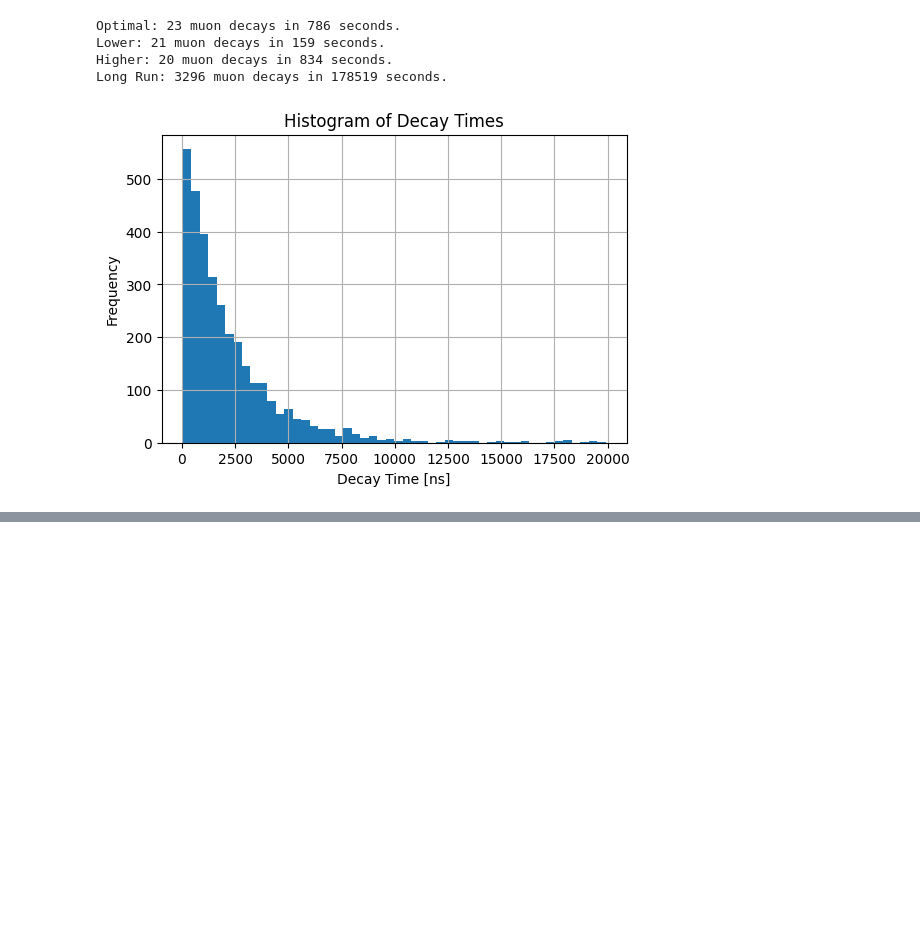
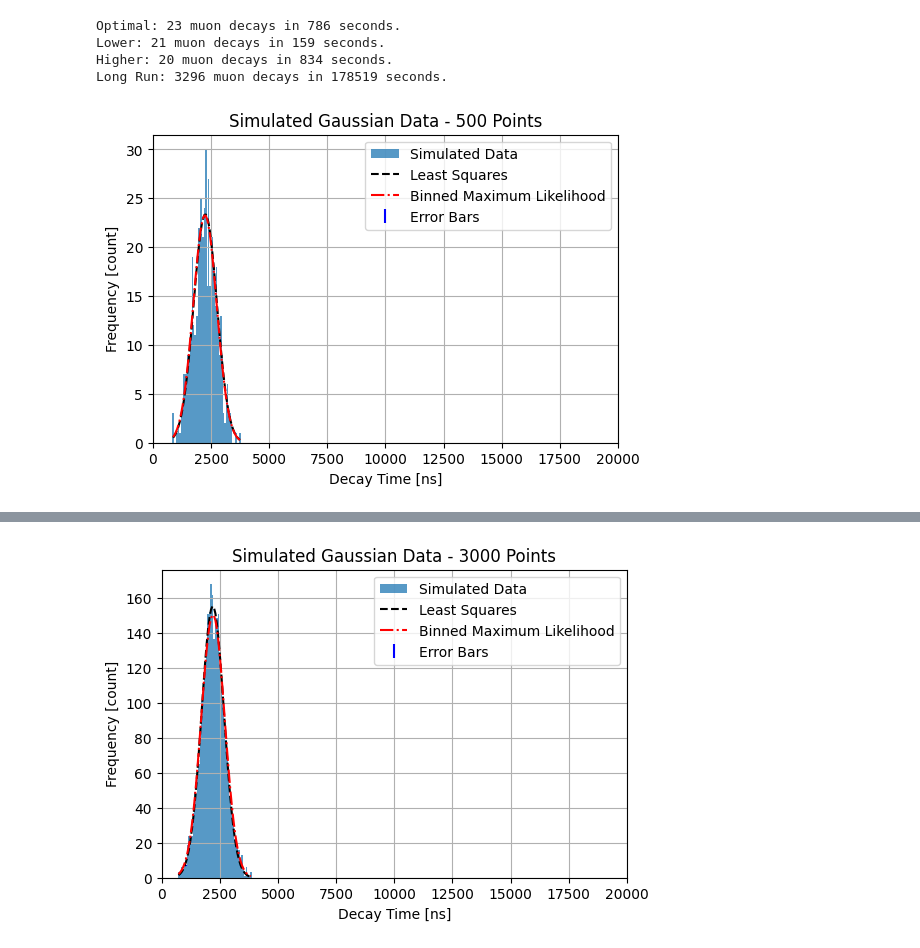
Before and after one commit to jwdesroches/phys_5318, a Jupyter notebook: experiment_4/data_processing.ipynb, the cells around one changed output, grey strips where cells are left out. Cells and saved outputs as stored; diff of their text form; code cells hidden in the pictures; blank space fills up the shorter version.

Commit message:
updated data_processing

```diff
--- a/experiment_4/data_processing.ipynb
+++ b/experiment_4/data_processing.ipynb
@@ -193,7 +34,78 @@ Optimal: 23 muon decays in 786 seconds.
 Lower: 21 muon decays in 159 seconds.
 Higher: 20 muon decays in 834 seconds.
 Long Run: 3296 muon decays in 178519 seconds.
-# %%
-plot_decay_times_histogram(long_df)
-# %% [output]
-[figure, removed]
+# %%
+def simulate_gaussian_cdf(mu, sigma, num_points=1000):
+    x_values = np.linspace(mu - 4 * sigma, mu + 4 * sigma, num_points)
+    cdf_values = norm.cdf(x_values, mu, sigma)
+    return x_values, cdf_values
+
+def simulate_gaussian_data_from_cdf(cdf_values, x_values, num_points=1000):
+    probs = np.random.rand(num_points)
+    # Interpolate the inverse CDF function
+    inv_cdf_func = np.interp(probs, cdf_values, x_values)
+    return inv_cdf_func
+
+def gaussian(x, mean, sigma, amplitude):
+    return amplitude * np.exp(-((x - mean) / sigma) ** 2 / 2)
+
+def log_likelihood(params, bin_centers, hist):
+    mean, sigma, amplitude = params
+    model = gaussian(bin_centers, mean, sigma, amplitude)
+    log_likelihood = np.sum(hist * np.log(model) - model)
+    return -log_likelihood
+
+true_mean = 2200  # ns
+true_sigma = 500   # ns
+
+# Simulate the CDF for the Gaussian distribution
+x_values, cdf_values = simulate_gaussian_cdf(true_mean, true_sigma)
+
+simulated_counts = [500, 3000]
+
+for count in simulated_counts:
+    simulated_data = simulate_gaussian_data_from_cdf(cdf_values, x_values, num_points=count)
+
+    # Plot histogram of simulated data with error bars
+    plt.figure(figsize = (6,4))
+    hist, bins, _ = plt.hist(simulated_data, bins=50, density=False, label='Simulated Data', alpha=0.75)
+    bin_centers = (bins[:-1] + bins[1:]) / 2
+    bin_width = bins[1] - bins[0]
+    errors = np.sqrt(hist) / (count * bin_width)  # Standard error
+    plt.errorbar(bin_centers, hist, yerr=errors, fmt='none', color='blue', label='Error Bars')
+    plt.xlabel('Decay Time [ns]')
+    plt.ylabel('Frequency [count]')
+    plt.title(f'Simulated Gaussian Data - {count} Points')
+    plt.xlim(0, 20000)
+    plt.grid(True)
+
+    # Fit Gaussian function to histogram using least squares
+    popt, popc = curve_fit(gaussian, bin_centers, hist, p0=[true_mean, true_sigma, np.max(hist)])
+    plt.plot(bin_centers, gaussian(bin_centers, *popt), color='k', linestyle = '--', label="Least Squares")
+
+    nll = lambda *args: log_likelihood(*args)
+    initial_params = [true_mean, true_sigma, np.max(hist)]
+    result = minimize(nll, initial_params, args=(bin_centers, hist))
+    bml_params = result.x
+
+    hessian = result.hess_inv
+    bml_covariance = hessian / (count * bin_width)
+
+    plt.plot(bin_centers, gaussian(bin_centers, *bml_params), color='r', linestyle = '-.', label="Binned Maximum Likelihood")
+
+    plt.legend()
+    plt.show()
+
+    print("Least Squares Fit - parameters:", popt)
+    print("Least Squares Fit - covariance:", popc)
+
+    print("Least Squares Fit - param 1 error:", np.sqrt(popc[0,0]))
+    print("Least Squares Fit - param 2 error:", np.sqrt(popc[1,1]))
+
+    print("Binned Maximum Likelihood Fit - parameters:", bml_params)
+    print("Binned Maximum Likelihood Fit - covariance:", bml_covariance)
+
+    print("Binned Maximum Likelihood Fit - param 1 error:", np.sqrt(bml_covariance[0,0]))
+    print("Binned Maximum Likelihood Fit - param 2 error:", np.sqrt(bml_covariance[1,1]))
+# %% [output]
+[figure, added]
@@ -199,0 +124 @@ plot_decay_times_histogram(long_df)
+[figure, added]
```
Also changed, not shown: parts of 6 cells of this notebook.
